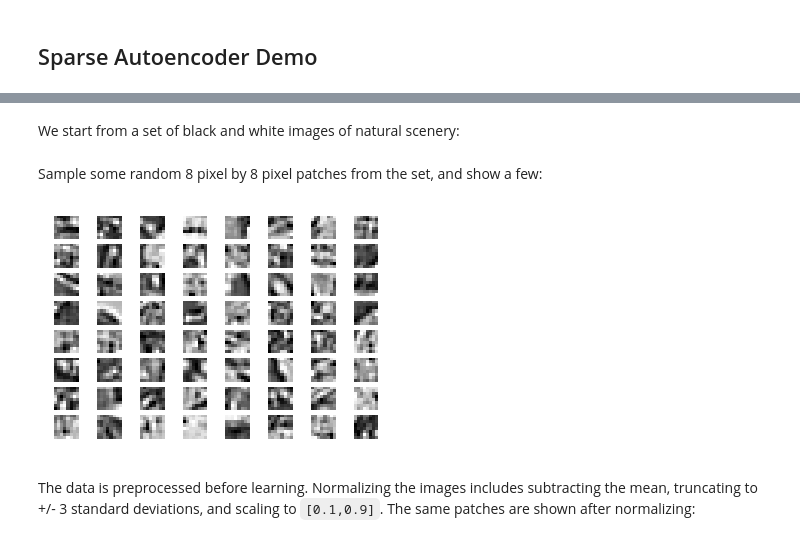
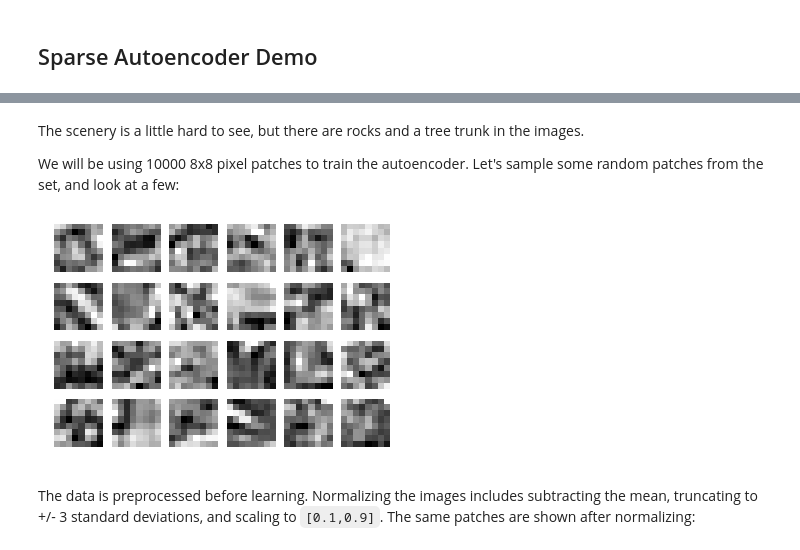
Before and after one commit to hiqdevlord/learning_deep_learning, a Jupyter notebook: sparseae_demo.ipynb, the cells around one changed output, grey strips where cells are left out. Drawn from its saved outputs; the diff is of its cells as text; code cells hidden in the pictures.

```diff
--- a/sparseae_demo.ipynb
+++ b/sparseae_demo.ipynb
@@ -16,11 +18,11 @@ from sparseae import *
-# %% [markdown]
-We start from a set of black and white images of natural scenery:
-# %% [markdown]
-Sample some random 8 pixel by 8 pixel patches from the set, and show a few:
+# %% [markdown]
+The scenery is a little hard to see, but there are rocks and a tree trunk in the images.
+
+We will be using 10000 8x8 pixel patches to train the autoencoder. Let's sample some random patches from the set, and look at a few:
 # %%
 patches = sample_images(numpatches=10000,patchsize=8)
-display_network(patches)
+display_network(patches,nrows=4,ncols=6)
 # %% [output]
-[figure, old version]
+[figure, new version]
 # %% [markdown]
 The data is preprocessed before learning. Normalizing the images includes subtracting the mean, truncating to +/- 3 standard deviations, and scaling to `[0.1,0.9]`. The same patches are shown after normalizing:
```
Also changed, not shown: parts of 15 cells of this notebook, 2 other files.
